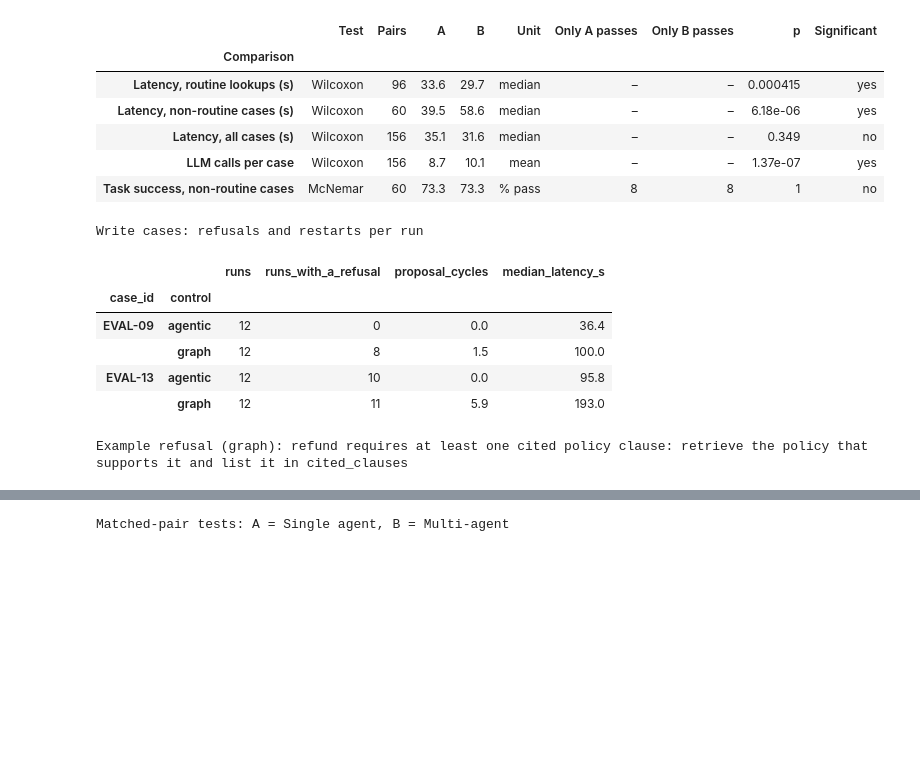
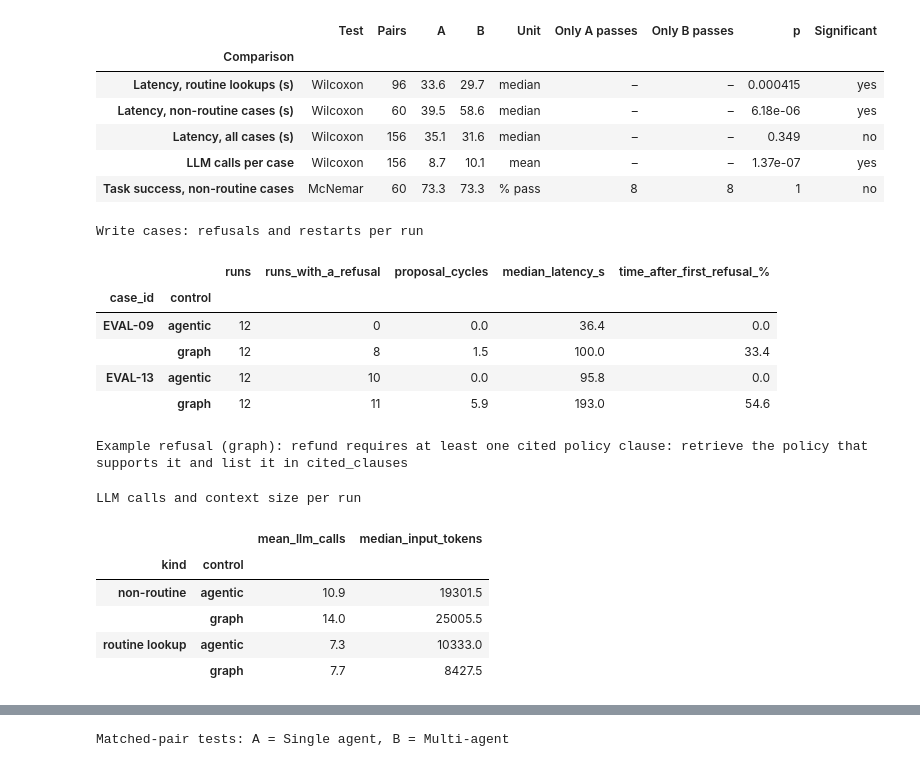
Before and after one commit to RicePuddn/GenAIProject, a Jupyter notebook: results/deepeval/analysis/5_findings.ipynb, the cells around one changed output, grey strips where cells are left out. Drawn from its saved outputs; the diff is of its cells as text; code cells hidden in the pictures; blank space fills up the shorter version.

```diff
--- a/results/deepeval/analysis/5_findings.ipynb
+++ b/results/deepeval/analysis/5_findings.ipynb
@@ -145,28 +167,46 @@ Matched-pair tests: A = Agentic, B = Graph
 # %%
 # Why the graph is slow on writes: after each write-gate refusal it restarts gather -> propose
 writes = df[df.case_id.isin(["EVAL-09", "EVAL-13"])]
 writes = writes.join(writes.apply(lambda r: pd.Series(write_gate_refusals(r.case_id, r.setup, r.control)), axis=1))
 h1_writes = writes.groupby(["case_id", "control"]).agg(
     runs=("setup", "size"),
     runs_with_a_refusal=("refusals", lambda s: int((s > 0).sum())),
     proposal_cycles=("proposal_cycles", "mean"),
     median_latency_s=("elapsed_s", "median"))
+
+# How much of each run's time comes after the first refusal (graph: restarts; agentic: never restarts)
+timing = writes.apply(lambda r: pd.Series(time_after_first_refusal(r.case_id, r.setup)), axis=1)
+timing = writes[["case_id", "control"]].join(timing).groupby(["case_id", "control"]).sum()
+h1_writes["time_after_first_refusal_%"] = 100 * timing.s_after_refusal / timing.sum(axis=1)
 display(h1_writes.style.format(precision=1).set_caption("<b>Write cases: refusals and restarts per run</b>"))
+restart_share = 100 * timing.xs("graph", level="control").s_after_refusal.sum() / timing.xs("graph", level="control").sum().sum()
 
 graph_write = writes[writes.control == "graph"].iloc[0]
 print("Example refusal (graph):", first_refusal_reason(graph_write.case_id, graph_write.setup))
 
+# Where the LLM calls go, and why agentic is slower on simple lookups (more context per call)
+calls = df.groupby(["kind", "control"]).agg(mean_llm_calls=("llm_calls", "mean"),
+                                            median_input_tokens=("input_tokens", "median"))
+display(calls.style.format(precision=1).set_caption("<b>LLM calls and context size per run</b>"))
+
 # Flexibility: how many different tool sequences each control style produces for the same case
 paths_per_case = df.groupby(["control", "case_id"]).tool_path.nunique().groupby("control").mean()
 # %% [output]
 Write cases: refusals and restarts per run
-|  |  | runs | runs_with_a_refusal | proposal_cycles | median_latency_s |
-| case_id | control |  |  |  |  |
-| EVAL-09 | agentic | 12 | 0 | 0.0 | 36.4 |
-|  | graph | 12 | 8 | 1.5 | 100.0 |
-| EVAL-13 | agentic | 12 | 10 | 0.0 | 95.8 |
-|  | graph | 12 | 11 | 5.9 | 193.0 |
+|  |  | runs | runs_with_a_refusal | proposal_cycles | median_latency_s | time_after_first_refusal_% |
+| case_id | control |  |  |  |  |  |
+| EVAL-09 | agentic | 12 | 0 | 0.0 | 36.4 | 0.0 |
+|  | graph | 12 | 8 | 1.5 | 100.0 | 33.4 |
+| EVAL-13 | agentic | 12 | 10 | 0.0 | 95.8 | 0.0 |
+|  | graph | 12 | 11 | 5.9 | 193.0 | 54.6 |
 Example refusal (graph): refund requires at least one cited policy clause: retrieve the policy that supports it and list it in cited_clauses
+LLM calls and context size per run
+|  |  | mean_llm_calls | median_input_tokens |
+| kind | control |  |  |
+| non-routine | agentic | 10.9 | 19301.5 |
+|  | graph | 14.0 | 25005.5 |
+| routine lookup | agentic | 7.3 | 10333.0 |
+|  | graph | 7.7 | 8427.5 |
 # %%
 lat_rows = ["Latency, routine lookups (s)", "Latency, non-routine cases (s)"]
 fig, (ax1, ax2) = plt.subplots(1, 2, figsize=(14, 4.6), gridspec_kw={"width_ratios": [1.3, 1]})
```
Also changed, not shown: parts of 64 cells of this notebook, 26 other files.
